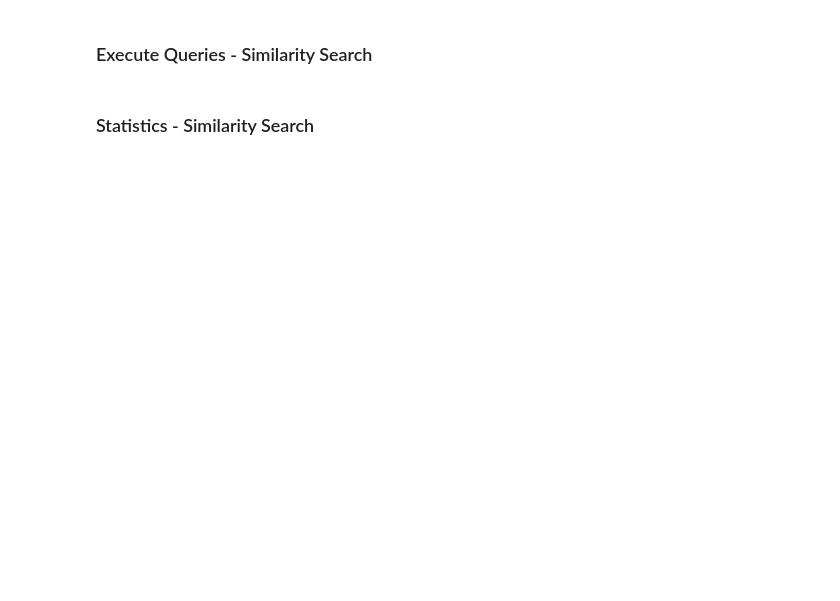
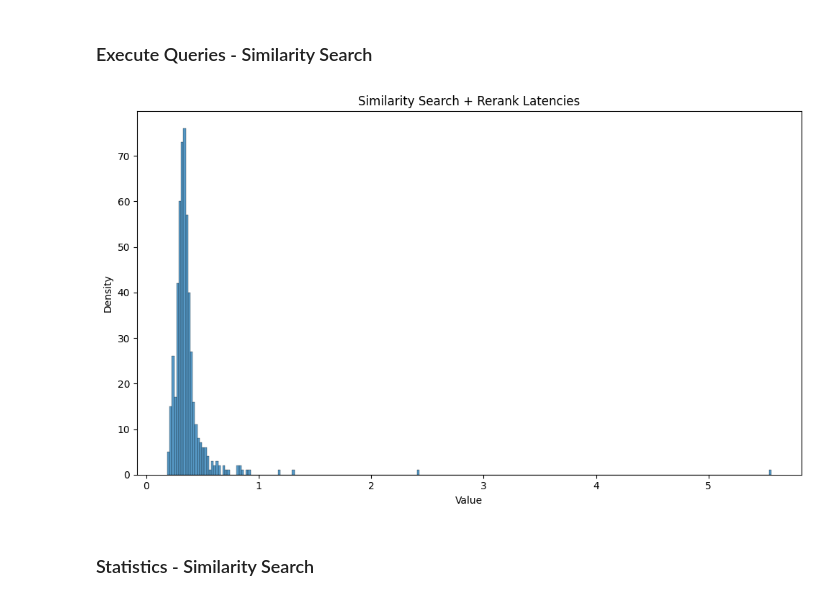
Before and after one commit to brian-ogrady/rag-with-reranking-streamlit, a Jupyter notebook: Benchmarking.ipynb, the cells around one changed output. Saved outputs shown, nothing was run; the diff lists cells and outputs as text; code cells hidden in the pictures; blank space fills up the shorter version.

Commit message:
Adding plots for benchmarks

```diff
--- a/Benchmarking.ipynb
+++ b/Benchmarking.ipynb
@@ -268,6 +268,24 @@ results = run_concurrent_queries(
 )
 
 query_times = [result["time"] for result in results if result["time"] is not None]
+# %%
+%matplotlib inline
+import numpy as np
+import seaborn as sns
+import matplotlib.pyplot as plt
+
+
+plt.figure(figsize=(10, 6))
+sns.histplot(data=query_times)
+
+plt.title('Similarity Search + Rerank Latencies')
+plt.xlabel('Value')
+plt.ylabel('Density')
+
+plt.tight_layout()
+plt.show()
+# %% [output]
+[figure, added]
 # %% [markdown]
 ### Statistics - Similarity Search
 # %%
```
Also changed, not shown: parts of 3 cells of this notebook.
